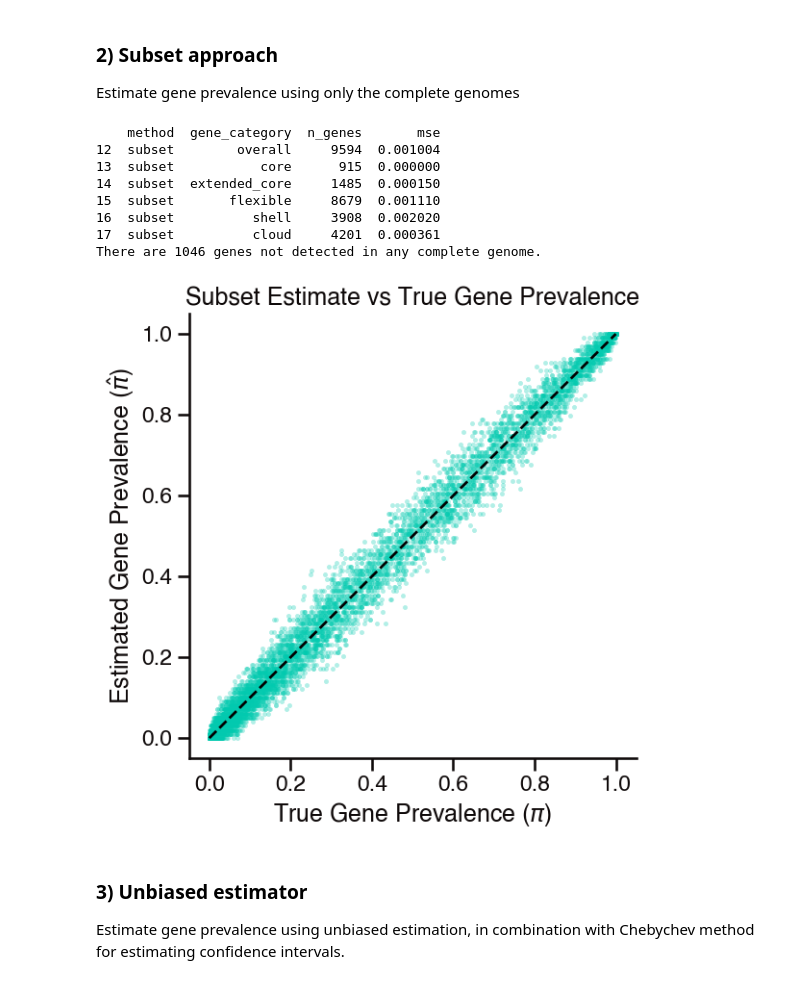
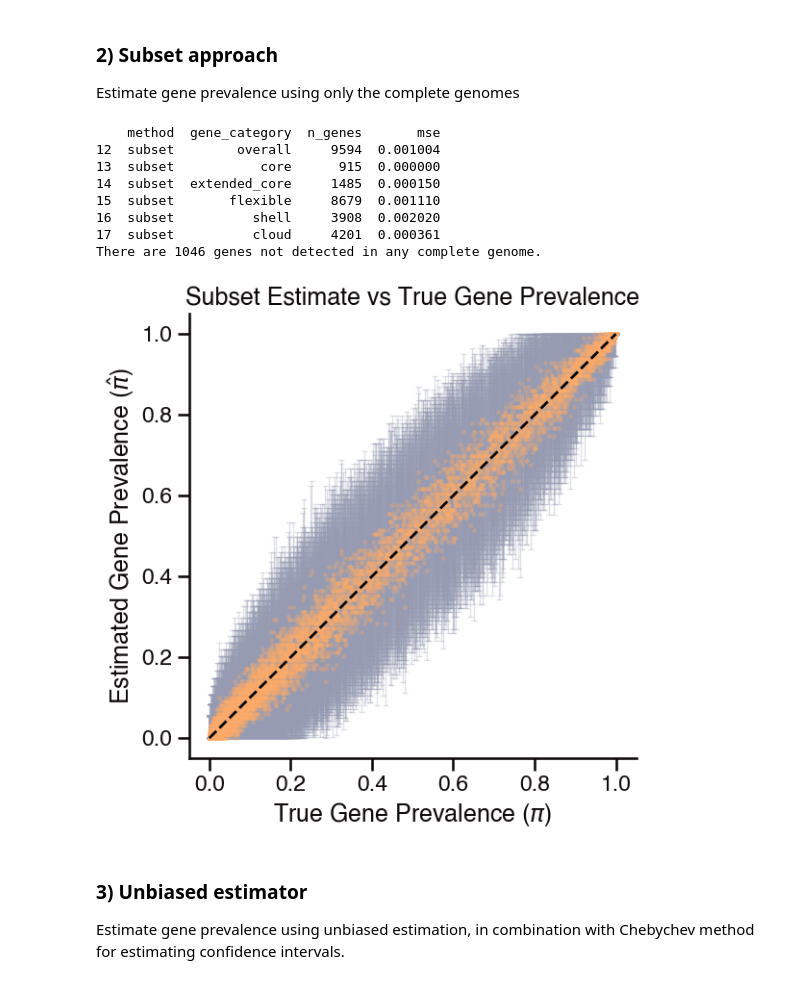
Before and after one commit to blasks/gene-prevalence, a Jupyter notebook: experiments/2-method-comparison-simulations.ipynb, the cells around one changed output. Drawn from its saved outputs; the diff is of its cells as text; code cells hidden in the pictures.

Commit message:
some figure tweaks

```diff
--- a/experiments/2-method-comparison-simulations.ipynb
+++ b/experiments/2-method-comparison-simulations.ipynb
@@ -283,11 +283,35 @@ Estimate gene prevalence using only the complete genomes
 # estimate gene prevalence using subsetting approach (limit data to complete genomes)
 # and plot against true pi values
 
-subset_pi_estimates = observed_data_matrix.loc[completeness_vector == 1].mean(axis=0)
+subset_pa_df = observed_data_matrix.loc[completeness_vector == 1]
+
+# fit model to complete genomes from simulated data
+model = BernoulliPrevalenceModel(
+    data=subset_pa_df,
+    lambdas=completeness_vector[subset_pa_df.index],
+)
+fit = model.fit(
+    estimator="unbiased",
+    interval_method="chebyshev",
+    alpha=ci_alpha,  # confidence interval alpha level
+    clip=True,
+)
+pi_hat = fit.prevalence
+ci_lower, ci_upper = fit.confidence_interval()  # confidence interval bounds
+
+# pull results together into a dataframe
+subset_estimates_df = pd.DataFrame(
+    {
+        "pi_true": true_pi_values,
+        "pi_hat": pi_hat,
+        "ci_upper": ci_upper,
+        "ci_lower": ci_lower,
+    }
+)
 
 # calculate mse of subset estimates on full dataset and subset by gene category
 for category, genes in category_definitions.items():
-    mse = np.mean((subset_pi_estimates[genes] - true_pi_values[genes]) ** 2)
+    mse = np.mean((subset_estimates_df.loc[genes, 'pi_hat'] - true_pi_values[genes]) ** 2)
     results.append({
         'method': 'subset',
         'gene_category': category,
@@ -295,37 +319,50 @@ for category, genes in category_definitions.items():
         'mse': mse
     })
 mse_df = pd.DataFrame(results, columns=['method', 'gene_category', 'n_genes', 'mse'])
 print(mse_df[mse_df['method'] == 'subset'])
-print(f"There are {((subset_pi_estimates == 0).sum())} genes not detected in any complete genome.")
+print(f"There are {((subset_estimates_df['pi_hat'] == 0).sum())} genes not detected in any complete genome.")
 
 # build scatterplot of subset estimates vs true pi values
 fig, ax = plt.subplots(figsize=(6, 6))
 sns.scatterplot(
     x=true_pi_values,
-    y=subset_pi_estimates,
-    color=sns.color_palette()[2],
+    y=subset_estimates_df['pi_hat'],
+    color=sns.color_palette()[1],
     alpha=0.3,
     s=10,
     edgecolor=None,
     ax=ax
 )
 plt.xlabel(r"True Gene Prevalence ($\pi$)")
 plt.ylabel(r"Estimated Gene Prevalence ($\hat{\pi}$)")
 plt.title('Subset Estimate vs True Gene Prevalence')
+# add error bars for the configured confidence intervals
+ax.errorbar(
+    x=subset_estimates_df["pi_true"],
+    y=subset_estimates_df["pi_hat"],
+    yerr=[subset_estimates_df["pi_hat"] - subset_estimates_df["ci_lower"],
+          subset_estimates_df["ci_upper"] - subset_estimates_df["pi_hat"]],
+    fmt='none',
+    linewidth=1,
+    capsize=2,
+    ecolor=sns.color_palette()[5],
+    alpha=0.3,
+    zorder=0
+)
 # add diagonal line for reference
 lims = [0, 1]
 ax.plot(lims, lims, 'k--', zorder=1)
 plt.show()
 # %% [output]
     method  gene_category  n_genes       mse
 12  subset        overall     9594  0.001004
 13  subset           core      915  0.000000
 14  subset  extended_core     1485  0.000150
 15  subset       flexible     8679  0.001110
 16  subset          shell     3908  0.002020
 17  subset          cloud     4201  0.000361
 There are 1046 genes not detected in any complete genome.
-[figure, old version]
+[figure, new version]
 # %% [markdown]
 ### 3) Unbiased estimator
 Estimate gene prevalence using unbiased estimation, in combination with Chebychev method
```
Also changed, not shown: parts of 4 cells of this notebook, 2 other files.
